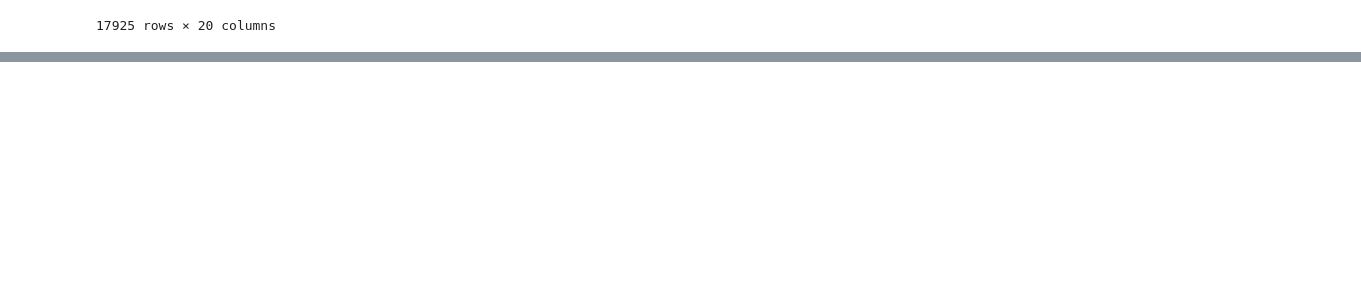
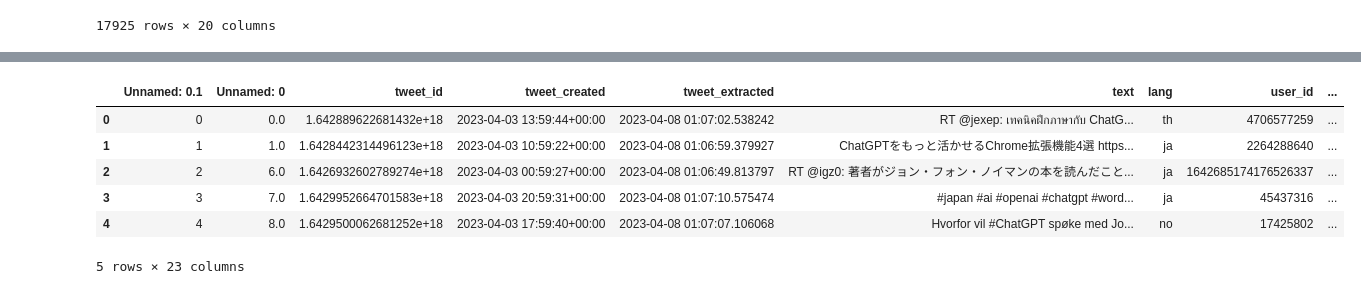
Before and after one commit to lorenzo-cm/tpICD, a Jupyter notebook: src/translation/translatingDatabases.ipynb, the cells around one changed output, grey strips where cells are left out. Drawn from its saved outputs; the diff is of its cells as text; code cells hidden in the pictures; blank space fills up the shorter version.

```diff
--- a/src/translation/translatingDatabases.ipynb
+++ b/src/translation/translatingDatabases.ipynb
@@ -190,0 +292,12 @@ chatGPT1_notEN_new = T.translate_df_parallel(df=chatGPT1_notEN, column_name='Tex
+# %%
+chatGPTDailyTweets_full = pd.read_csv('chatGptDailyTranslated_full.csv')
+# %%
+chatGPTDailyTweets_full.head()
+# %% [output]
+|  | Unnamed: 0.1 | Unnamed: 0 | tweet_id | tweet_created | tweet_extracted | text | lang | user_id | ... |
+| 0 | 0 | 0.0 | 1.642889622681432e+18 | 2023-04-03 13:59:44+00:00 | 2023-04-08 01:07:02.538242 | RT @jexep: เทคนิคฝึกภาษากับ ChatG... | th | 4706577259 | ... |
+| 1 | 1 | 1.0 | 1.6428442314496123e+18 | 2023-04-03 10:59:22+00:00 | 2023-04-08 01:06:59.379927 | ChatGPTをもっと活かせるChrome拡張機能4選 https... | ja | 2264288640 | ... |
+| 2 | 2 | 6.0 | 1.6426932602789274e+18 | 2023-04-03 00:59:27+00:00 | 2023-04-08 01:06:49.813797 | RT @igz0: 著者がジョン・フォン・ノイマンの本を読んだこと... | ja | 1642685174176526337 | ... |
+| 3 | 3 | 7.0 | 1.6429952664701583e+18 | 2023-04-03 20:59:31+00:00 | 2023-04-08 01:07:10.575474 | #japan #ai #openai #chatgpt #word... | ja | 45437316 | ... |
+| 4 | 4 | 8.0 | 1.6429500062681252e+18 | 2023-04-03 17:59:40+00:00 | 2023-04-08 01:07:07.106068 | Hvorfor vil #ChatGPT spøke med Jo... | no | 17425802 | ... |
+5 rows × 23 columns
```
Also changed, not shown: parts of 45 cells of this notebook.
